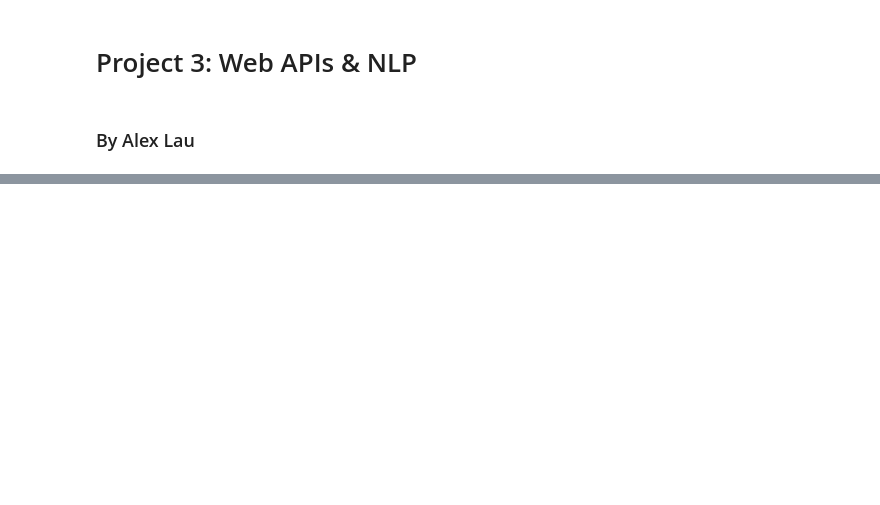
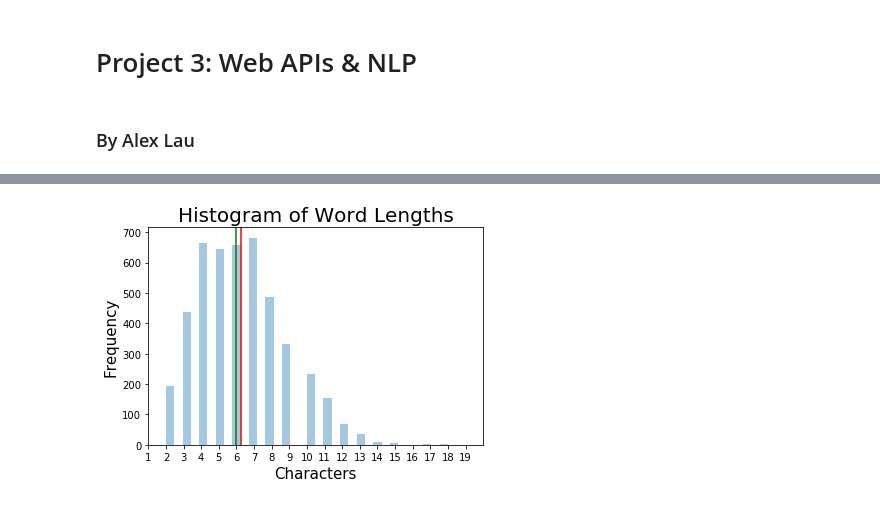
Before and after one commit to LexLau/Classifying-subreddit-cars-vs-teslamotors-with-NLP, a Jupyter notebook: Project_3_Web_APIs_&_NLP.ipynb, the cells around one changed output, grey strips where cells are left out. Saved outputs shown, nothing was run; the diff lists cells and outputs as text; code cells hidden in the pictures; blank space fills up the shorter version.

```diff
--- a/Project_3_Web_APIs_&_NLP.ipynb
+++ b/Project_3_Web_APIs_&_NLP.ipynb
@@ -457,0 +282,12 @@ Pipeline(memory=None,
+# %%
+# Split data up into X and y.
+X = combined_sub_queries['title']
+y = combined_sub_queries['subreddit'].map(lambda x: 1 if x == 'teslamotors' else 0)
+
+cv = CountVectorizer(stop_words = 'english')
+cv.fit(X)
+X_cv = cv.transform(X)
+words = pd.DataFrame(X_cv.todense(), columns=cv.get_feature_names())
+
+# Let's look at the most frequently used words.
+words.sum().sort_values(ascending=False).head(20)
@@ -457,0 +328,15 @@ Pipeline(memory=None,
+# %%
+# Plot the character lengths of the words.
+lengths_of_words = [len(each) for each in words.columns]
+fig, ax = plt.subplots()
+sns.distplot(lengths_of_words, ax=ax, kde = False)
+plt.title('Histogram of Word Lengths', size = 20)
+plt.axvline(np.mean(lengths_of_words), 0,350, color = 'red')
+plt.axvline(np.median(lengths_of_words), 0,350, color = 'green')
+plt.ylabel('Frequency', size = 15)
+plt.xlabel('Characters', size = 15)
+ax.set_xlim(1,20)
+ax.set_xticks(range(1,20))
+plt.show();
+# %% [output]
+[figure, added]
```
Also changed, not shown: parts of 131 cells of this notebook, 2 other files.
